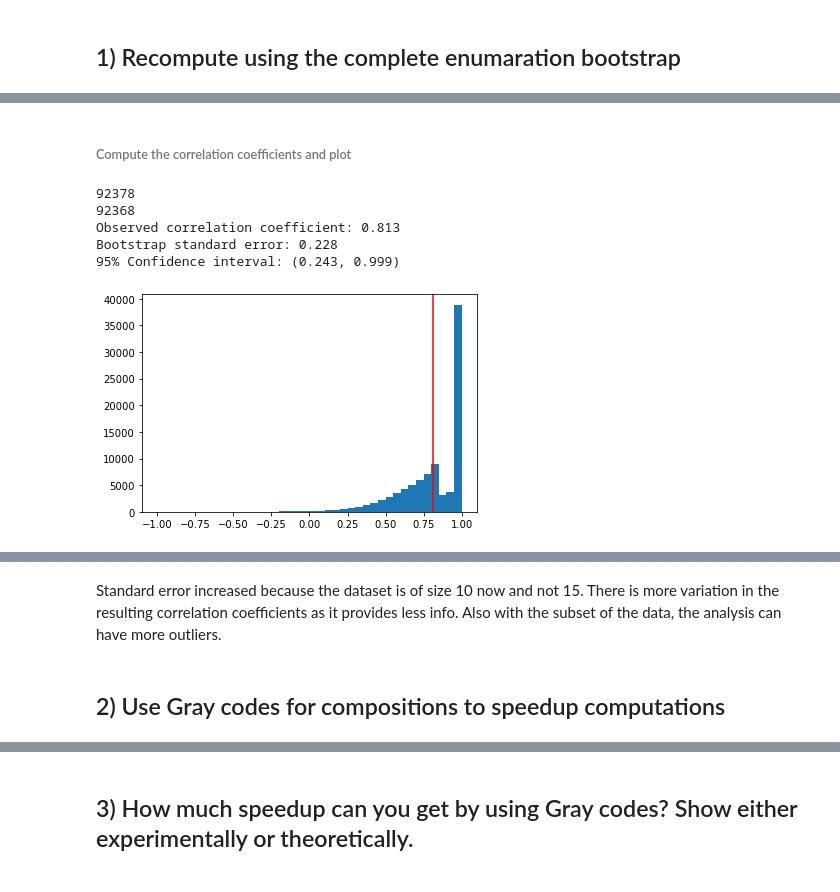
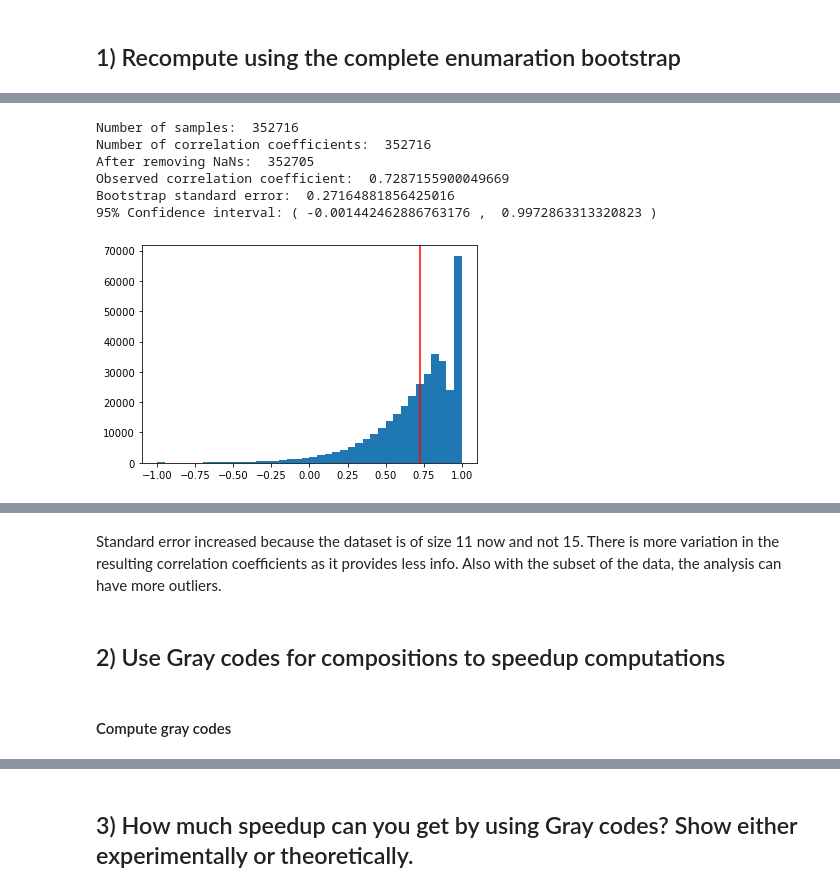
Before and after one commit to AyseTheArk/COMST-Assignment-2, a Jupyter notebook: bootstrap.ipynb, the cells around one changed output, grey strips where cells are left out. Saved outputs shown, nothing was run; the diff lists cells and outputs as text; code cells hidden in the pictures.

```diff
--- a/bootstrap.ipynb
+++ b/bootstrap.ipynb
@@ -91,37 +70,48 @@ Wall time: 29.3 s
-# %% [markdown]
-###### Compute the correlation coefficients and plot
 # %%
 %%time
 
+new_law = law[:11]
+
+# All possible combinations
+combs = combinations_with_replacement(range(len(new_law)), len(new_law))
+
+samples = []
+for comb in combs:
+    bootstrap_sample = new_law.iloc[list(comb), :]
+    samples.append(bootstrap_sample)
+
+print('Number of samples: ', len(samples))
+
 # Compute the Pearson correlation between LSAT and GPA for each bootstrap sample
 corrs = [sample['LSAT'].corr(sample['GPA']) for sample in samples]
-print(len(corrs))
+print('Number of correlation coefficients: ',len(corrs))
 
 obs_corr = new_law['LSAT'].corr(new_law['GPA'])
 
 # Filter out NaN correlation coefficients since it is a smaller dataset and there may
 # have been fewer valid pairs of LSAT and GPA scores that could be used to calculate
 # the correlation coefficient, resulting in more NaN values
 corrs = [corr for corr in corrs if not np.isnan(corr)]
-print(len(corrs))
+print('After removing NaNs: ', len(corrs))
 
 # Same code
 se_boot = np.std(corrs)
 lower_ci_boot = np.percentile(corrs, 2.5)
 upper_ci_boot = np.percentile(corrs, 97.5)
 
 print("Observed correlation coefficient: ",obs_corr)
 print("Bootstrap standard error: ",se_boot)
-print("95% Confidence interval: (",lower_ci_boot,", " upper_ci_boot,")")
+print("95% Confidence interval: (",lower_ci_boot,", ", upper_ci_boot,")")
 
 import matplotlib.pyplot as plt
 plt.hist(corrs, bins=40)
 plt.axvline(x=obs_corr, color='r', linewidth=1.5)
 plt.show()
 # %% [output]
-92378
-92368
-Observed correlation coefficient: 0.813
-Bootstrap standard error: 0.228
-95% Confidence interval: (0.243, 0.999)
+Number of samples:  352716
+Number of correlation coefficients:  352716
+After removing NaNs:  352705
+Observed correlation coefficient:  0.7287155900049669
+Bootstrap standard error:  0.27164881856425016
+95% Confidence interval: ( -0.001442462886763176 ,  0.9972863313320823 )
-[figure, old version]
+[figure, new version]
@@ -129,4 +119,6 @@ Wall time: 24.2 s
 # %% [markdown]
-Standard error increased because the dataset is of size 10 now and not 15. There is more variation in the resulting correlation coefficients as it provides less info. Also with the subset of the data, the analysis can have more outliers.
+Standard error increased because the dataset is of size 11 now and not 15. There is more variation in the resulting correlation coefficients as it provides less info. Also with the subset of the data, the analysis can have more outliers.
 # %% [markdown]
 ## 2) Use Gray codes for compositions to speedup computations
+# %% [markdown]
+#### Compute gray codes
```
Also changed, not shown: parts of 14 cells of this notebook.
